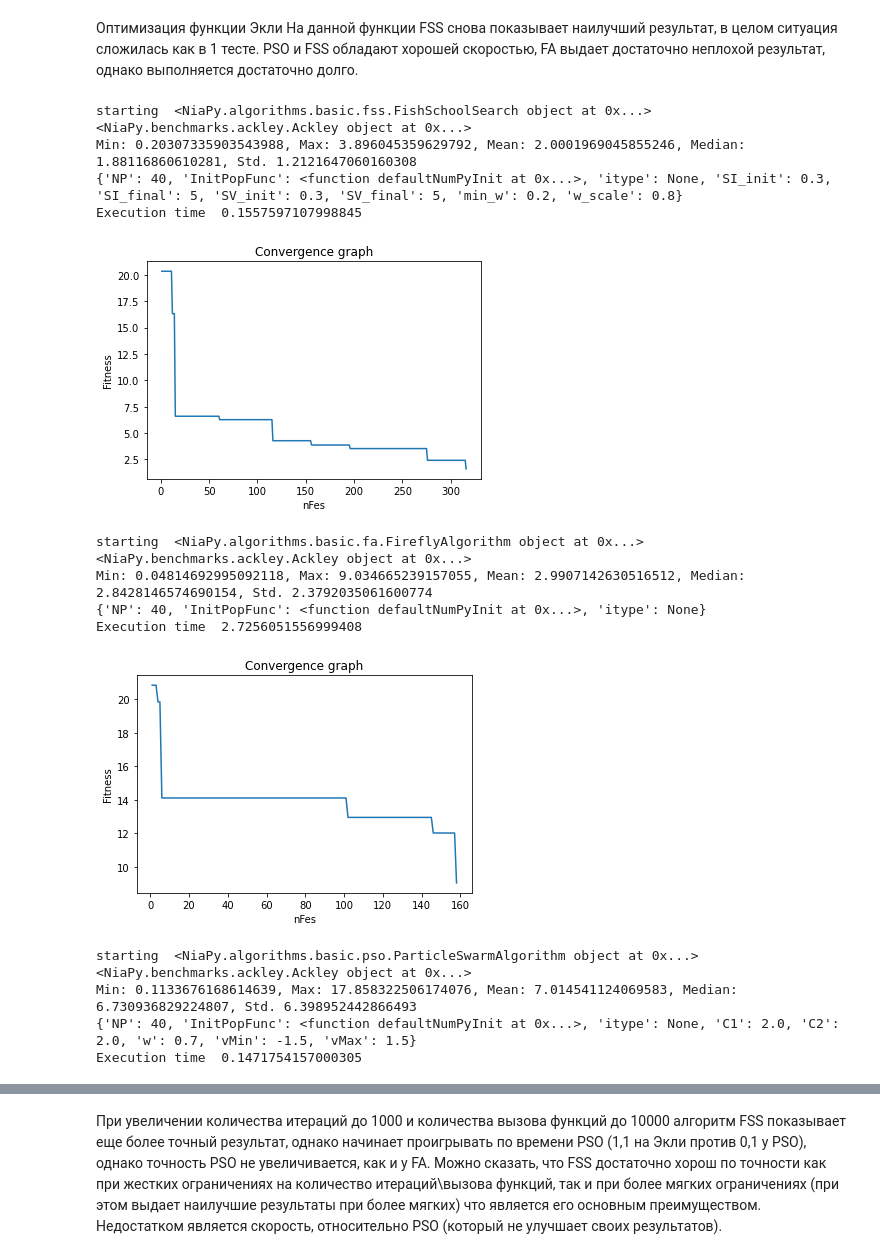
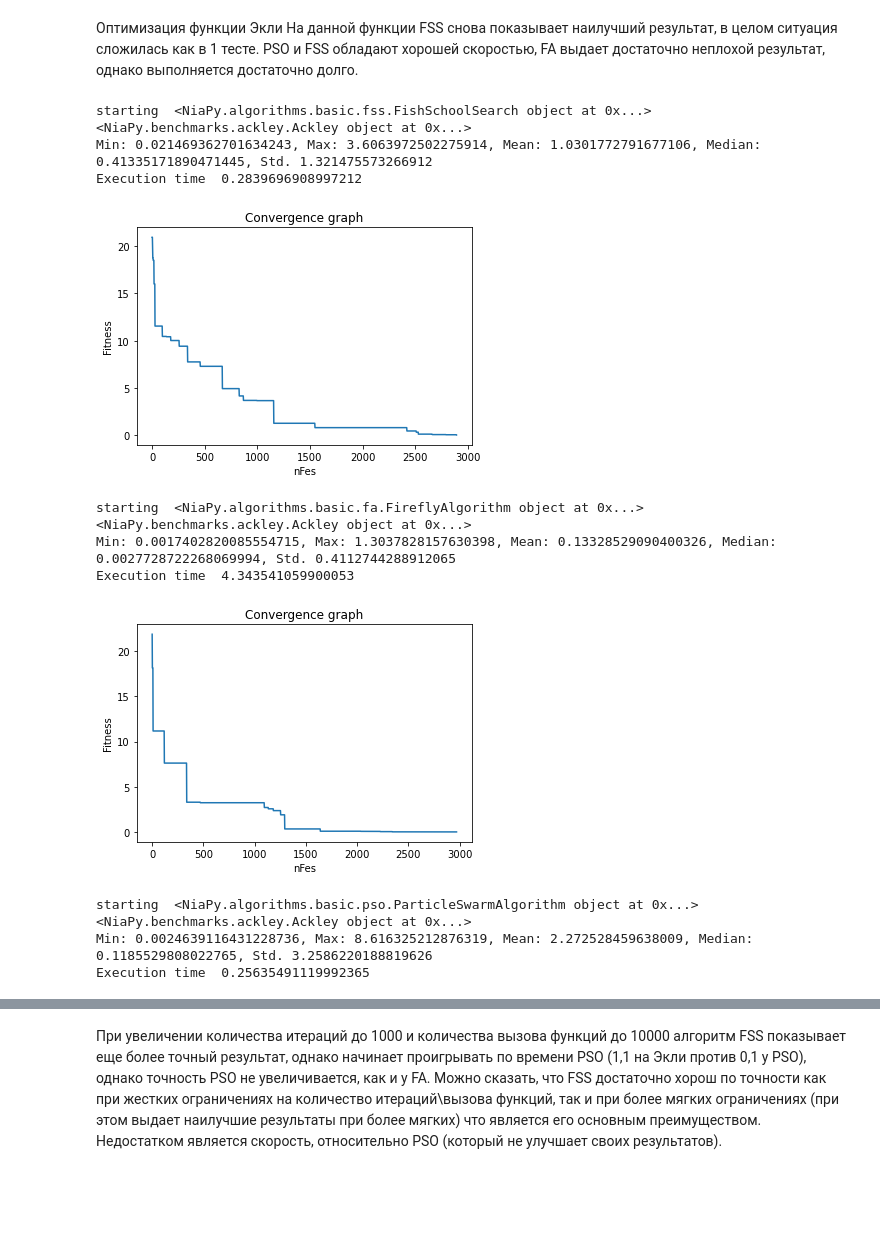
Before and after one commit to Loinen/FSS, a Jupyter notebook: FSS.ipynb, the cells around one changed output, grey strips where cells are left out. Cells and saved outputs as stored; diff of their text form; code cells hidden in the pictures; blank space fills up the shorter version.

```diff
--- a/FSS.ipynb
+++ b/FSS.ipynb
@@ -18,6 +18,8 @@ def optimization(benc, nruns, dim, algo, nf, ngen):
     Time = list()
 
     stats = np.zeros(nruns)
+    x = list()
+    y = list()
     print("\nstarting ", algo, benc)
     for i in range(nruns):
         task = StoppingTask(D=dim, nGEN=ngen, nFES=nf, optType=OptimizationType.MINIMIZATION, benchmark=benc)
@@ -27,38 +29,35 @@ def optimization(benc, nruns, dim, algo, nf, ngen):
         Time.append(time.perf_counter() - timer)
 
         stats[i] = best[1]
-        evals, x_f = task.return_conv()
-
-        # print("FSS", best[-1])
-    #         print("Number of function evaluations ", evals)  # print function evaluations
-    # print(x_f)  # print values
+        x.append(best[0][0])
+        y.append(best[0][1])
 
     stat = BasicStatistics(stats)
-    print(stat.generate_standard_report())  # generate report
-    print(algo.getParameters())
+    print(stat.generate_standard_report())
     print("Execution time ", np.mean(Time))
-    return best, task
+    return x, y, task
 # %% [markdown]
 Оптимизация функции Розенброка. На функции Розенброка FSS показал наилучший результат по точности минимизации и времени, FA показывает худший по времени результат, однако средний по остальным критериям
 # %%
 nruns = 10
-nf = 1000
-ngen = 100
+dim = 2
+nf = 3000
+ngen = 3000
 benc = Rosenbrock()
 
 # поиск косяком рыб
 algo = FishSchoolSearch(NP=40, SI_init=0.3, SI_final=5, SV_init=0.3, SV_final=5, min_w=0.2, w_scale=0.8)
-X_fss, task = optimization(benc, nruns, 2, algo, nf, ngen)
+x_fss, y_fss, task = optimization(benc, nruns, dim, algo, nf, ngen)
 task.plot()
 
 # алгоритм светлячков
 algo = FireflyAlgorithm(NP=40)
-X_ff, task = optimization(benc, nruns, 2, algo, nf, ngen)
+x_ff, y_ff, task = optimization(benc, nruns, dim, algo, nf, ngen)
 task.plot()
 
 # рой частиц
-algo = ParticleSwarmAlgorithm(NP=40)
-X_pso, task = optimization(benc, nruns, 2, algo, nf, ngen)
+algo = ParticleSwarmAlgorithm(NP=30, C1=1, C2=1, w=0.5, vMin=-1, vMax=0.5)
+x_spo, y_spo, task = optimization(benc, nruns, dim, algo, nf, ngen)
 task.plot()
 # %% [output]
 starting  <NiaPy.algorithms.basic.fss.FishSchoolSearch object at 0x...> <NiaPy.benchmarks.rosenbrock.Rosenbrock object at 0x...>
@@ -118,32 +153,29 @@ Execution time  0.12965645249996668
 # %%
 benc = Ackley()
 
 # поиск косяком рыб
 algo = FishSchoolSearch(NP=40, SI_init=0.3, SI_final=5, SV_init=0.3, SV_final=5, min_w=0.2, w_scale=0.8)
-X_fss, task = optimization(benc, nruns, 2, algo, nf, ngen)
+x_fss, y_fss, task = optimization(benc, nruns, dim, algo, nf, ngen)
 task.plot()
 
 # алгоритм светлячков
 algo = FireflyAlgorithm(NP=40)
-X_ff, task = optimization(benc, nruns, 2, algo, nf, ngen)
+x_ff, y_ff, task = optimization(benc, nruns, dim, algo, nf, ngen)
 task.plot()
 
 # рой частиц
 algo = ParticleSwarmAlgorithm(NP=40)
-X_pso, task = optimization(benc, nruns, 2, algo, nf, ngen)
+x_spo, y_spo, task = optimization(benc, nruns, dim, algo, nf, ngen)
 task.plot()
 # %% [output]
 starting  <NiaPy.algorithms.basic.fss.FishSchoolSearch object at 0x...> <NiaPy.benchmarks.ackley.Ackley object at 0x...>
-Min: 0.20307335903543988, Max: 3.896045359629792, Mean: 2.0001969045855246, Median: 1.88116860610281, Std. 1.2121647060160308
-{'NP': 40, 'InitPopFunc': <function defaultNumPyInit at 0x...>, 'itype': None, 'SI_init': 0.3, 'SI_final': 5, 'SV_init': 0.3, 'SV_final': 5, 'min_w': 0.2, 'w_scale': 0.8}
-Execution time  0.1557597107998845
+Min: 0.021469362701634243, Max: 3.6063972502275914, Mean: 1.0301772791677106, Median: 0.41335171890471445, Std. 1.321475573266912
+Execution time  0.2839696908997212
-[figure, old version]
+[figure, new version]
 starting  <NiaPy.algorithms.basic.fa.FireflyAlgorithm object at 0x...> <NiaPy.benchmarks.ackley.Ackley object at 0x...>
-Min: 0.04814692995092118, Max: 9.034665239157055, Mean: 2.9907142630516512, Median: 2.8428146574690154, Std. 2.3792035061600774
-{'NP': 40, 'InitPopFunc': <function defaultNumPyInit at 0x...>, 'itype': None}
-Execution time  2.7256051556999408
+Min: 0.0017402820085554715, Max: 1.3037828157630398, Mean: 0.13328529090400326, Median: 0.0027728722268069994, Std. 0.4112744288912065
+Execution time  4.343541059900053
-[figure, old version]
+[figure, new version]
 starting  <NiaPy.algorithms.basic.pso.ParticleSwarmAlgorithm object at 0x...> <NiaPy.benchmarks.ackley.Ackley object at 0x...>
-Min: 0.1133676168614639, Max: 17.858322506174076, Mean: 7.014541124069583, Median: 6.730936829224807, Std. 6.398952442866493
-{'NP': 40, 'InitPopFunc': <function defaultNumPyInit at 0x...>, 'itype': None, 'C1': 2.0, 'C2': 2.0, 'w': 0.7, 'vMin': -1.5, 'vMax': 1.5}
-Execution time  0.1471754157000305
+Min: 0.0024639116431228736, Max: 8.616325212876319, Mean: 2.272528459638009, Median: 0.1185529808022765, Std. 3.2586220188819626
+Execution time  0.25635491119992365
```
Also changed, not shown: parts of 12 cells of this notebook, 1 other file.
